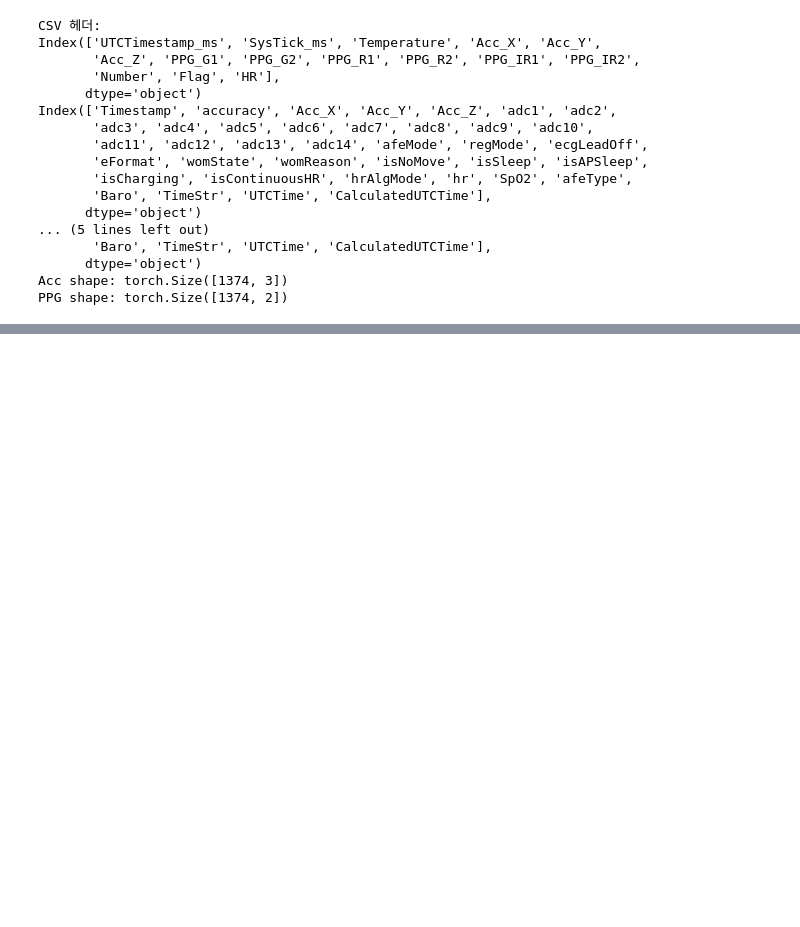
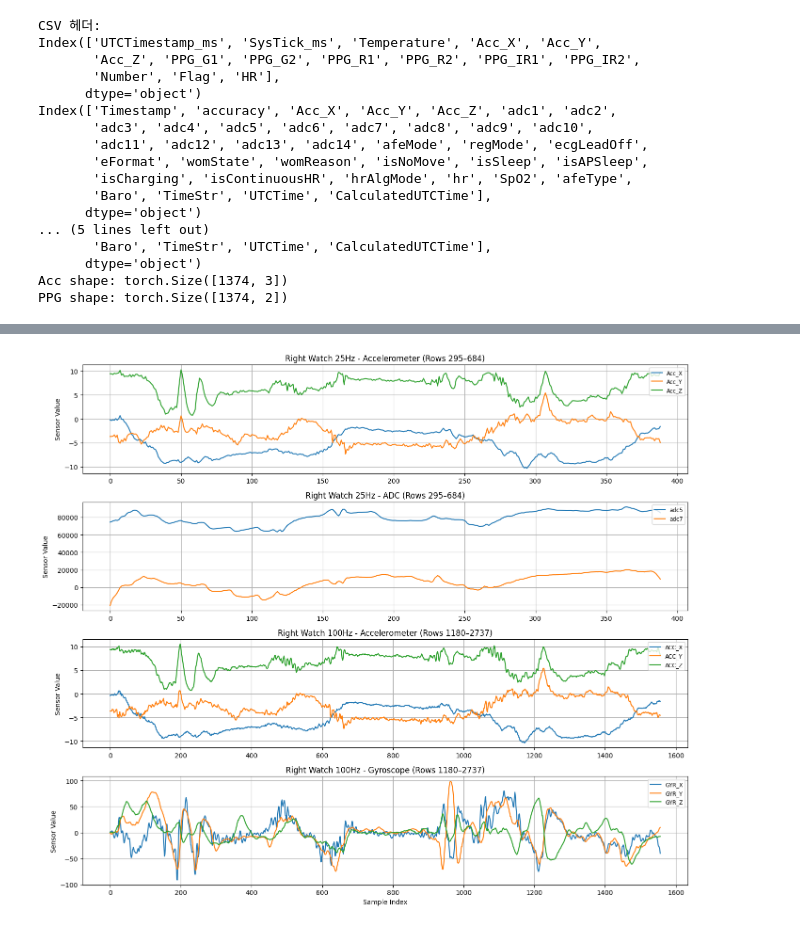
Before and after one commit to uiinlee/colab, a Jupyter notebook: watch_ring.ipynb, the cells around one changed output, grey strips where cells are left out. Cells and saved outputs as stored; diff of their text form; code cells hidden in the pictures; blank space fills up the shorter version.

```diff
--- a/watch_ring.ipynb
+++ b/watch_ring.ipynb
@@ -347,0 +408,73 @@ FileNotFoundError: [Errno 2] No such file or directory: '/content/drive/MyDrive/
+# %%
+import pandas as pd
+import numpy as np
+import matplotlib.pyplot as plt
+import torch
+
+# CSV 파일 로드
+right_watch_path100 = '/content/drive/MyDrive/250409/right_watch/fusion_20240327-164607.csv'
+right_watch_path25 =  '/content/drive/MyDrive/250409/right_watch/AFELogging_R945USQU1AXC2_6H0K_1.0.57_20240327-164607.csv'
+
+
+df1 = pd.read_csv(right_watch_path100, encoding='utf-8')
+df2 = pd.read_csv(right_watch_path25, encoding='utf-8')
+
+# Tensor 변환
+right_watch_tensor1 = torch.tensor(df1[['ACC_X(m/s^2)', 'ACC_Y', 'ACC_Z', 'GYR_X(degree/sec)', 'GYR_Y', 'GYR_Z']].values, dtype=torch.float32)
+right_watch_tensor2 = torch.tensor(df2[['Acc_X', 'Acc_Y', 'Acc_Z', 'adc5', 'adc7']].values, dtype=torch.float32)
+
+# numpy 배열로 변환
+acc_np1 = right_watch_tensor1.numpy()
+acc_np2 = right_watch_tensor2.numpy()
+
+# 컬럼 이름 수동 지정
+cols_100Hz1 = ['ACC_X', 'ACC_Y', 'ACC_Z']
+cols_100Hz2 = ['GYR_X', 'GYR_Y', 'GYR_Z']
+cols_25Hz1 = ['Acc_X', 'Acc_Y', 'Acc_Z']
+cols_25Hz2 = [ 'adc5', 'adc7']
+# 구간 슬라이싱
+data_25Hz = acc_np2[295:684]
+data_100Hz = acc_np1[1180:2737]
+
+# 시각화
+fig, axs = plt.subplots(4, 1, figsize=(14, 12))
+
+# 25Hz 가속도
+for i, label in enumerate(cols_25Hz1):
+    axs[0].plot(data_25Hz[:, i], label=label)
+axs[0].set_title('Right Watch 25Hz - Accelerometer (Rows 295–684)')
+axs[0].set_ylabel('Sensor Value')
+axs[0].legend(loc='upper right', fontsize='small')
+axs[0].grid(True)
+
+# 25Hz ADC
+adc_indices_25Hz = [3, 4]
+for i, label in zip(adc_indices_25Hz, cols_25Hz2):
+    axs[1].plot(data_25Hz[:, i], label=label)
+axs[1].set_title('Right Watch 25Hz - ADC (Rows 295–684)')
+axs[1].set_ylabel('Sensor Value')
+axs[1].legend(loc='upper right', fontsize='small')
+axs[1].grid(True)
+
+# 100Hz 가속도
+for i, label in enumerate(cols_100Hz1):
+    axs[2].plot(data_100Hz[:, i], label=label)
+axs[2].set_title('Right Watch 100Hz - Accelerometer (Rows 1180–2737)')
+axs[2].set_ylabel('Sensor Value')
+axs[2].legend(loc='upper right', fontsize='small')
+axs[2].grid(True)
+
+# 100Hz 자이로
+gyro_indices_100Hz = [3, 4, 5]
+for i, label in zip(gyro_indices_100Hz, cols_100Hz2):
+    axs[3].plot(data_100Hz[:, i], label=label)
+axs[3].set_title('Right Watch 100Hz - Gyroscope (Rows 1180–2737)')
+axs[3].set_ylabel('Sensor Value')
+axs[3].legend(loc='upper right', fontsize='small')
+axs[3].grid(True)
+
+plt.xlabel('Sample Index')
+plt.tight_layout()
+plt.show()
+# %% [output]
+[figure, added]
```
Also changed, not shown: parts of 4 cells of this notebook.
